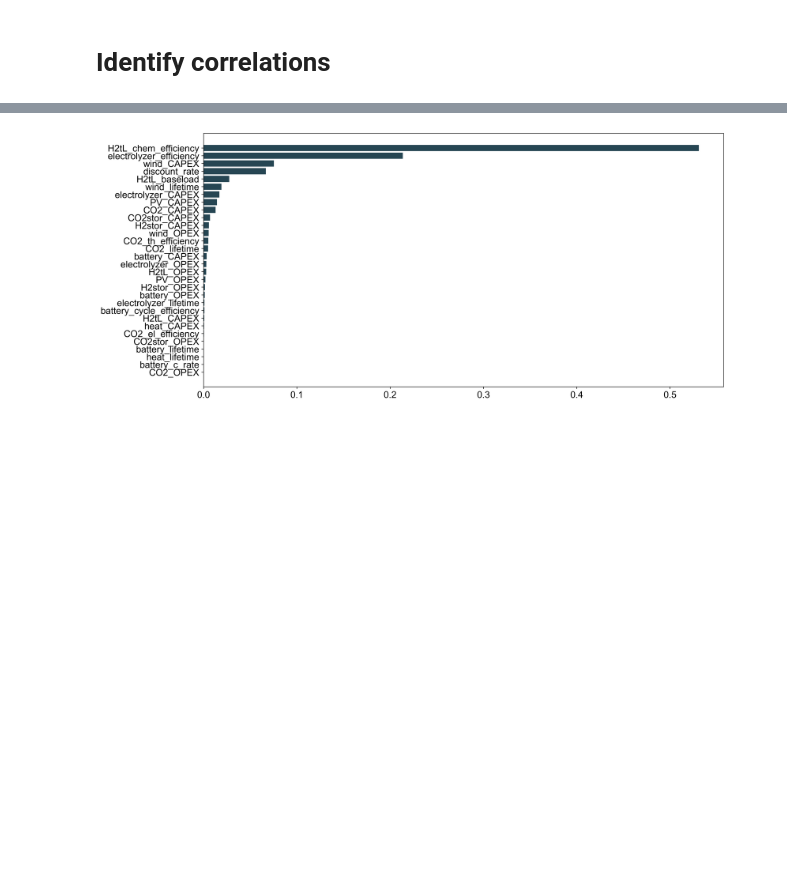
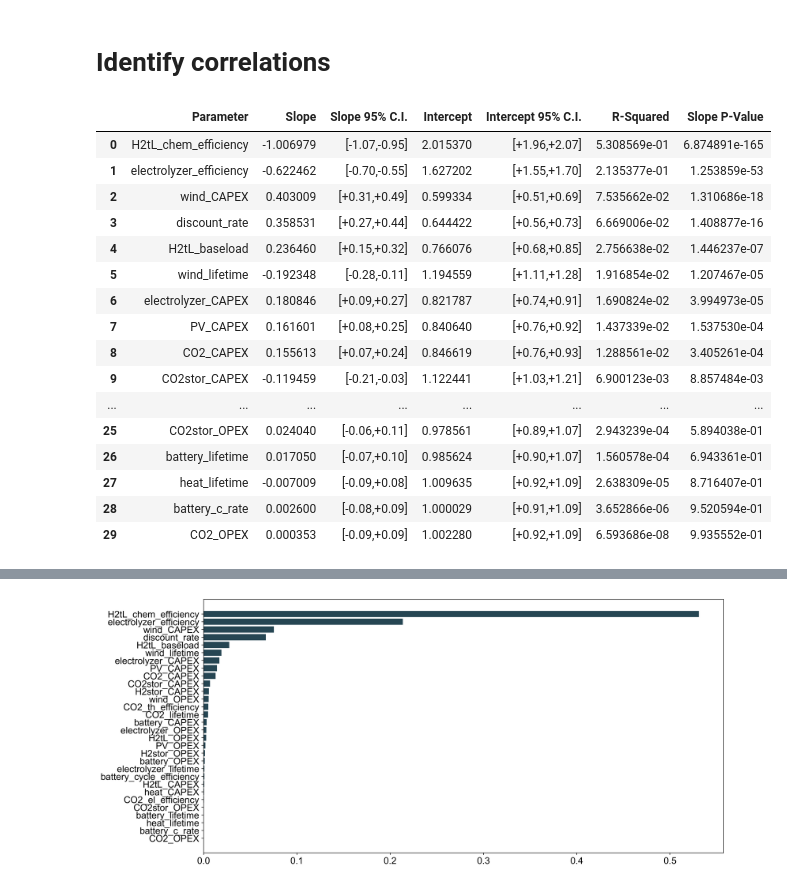
Before and after one commit to kwdseymour/EuroSAFs, a Jupyter notebook: scripts/analysis/sensitivity_analysis.ipynb, the cells around one changed output, grey strips where cells are left out. Saved outputs shown, nothing was run; the diff lists cells and outputs as text; code cells hidden in the pictures; blank space fills up the shorter version.

Commit message:
Calculate OLS slope p-value in sensitivity analysis

```diff
--- a/scripts/analysis/sensitivity_analysis.ipynb
+++ b/scripts/analysis/sensitivity_analysis.ipynb
@@ -131,10 +131,31 @@ for eval_param in eval_params:
         'Slope':results.params[eval_param],
         'Slope 95% C.I.':f'[{round(results.conf_int().loc[eval_param][0],n_digits):+.2f},{round(results.conf_int().loc[eval_param][1],n_digits):+.2f}]',
         'R-Squared':results.rsquared,
+        'Slope P-Value': results.pvalues[eval_param]
 
 #         'rsquared_adj':results.rsquared_adj
     },ignore_index=True)
-ols_reg = ols_reg[['Parameter','Slope','Slope 95% C.I.','Intercept','Intercept 95% C.I.','R-Squared']]
+ols_reg = ols_reg[['Parameter','Slope','Slope 95% C.I.','Intercept','Intercept 95% C.I.','R-Squared', 'Slope P-Value']]
+# %%
+ols_reg.sort_values('R-Squared',ascending=False).reset_index(drop=True)
+# %% [output]
+|  | Parameter | Slope | Slope 95% C.I. | Intercept | Intercept 95% C.I. | R-Squared | Slope P-Value |
+| 0 | H2tL_chem_efficiency | -1.006979 | [-1.07,-0.95] | 2.015370 | [+1.96,+2.07] | 5.308569e-01 | 6.874891e-165 |
+| 1 | electrolyzer_efficiency | -0.622462 | [-0.70,-0.55] | 1.627202 | [+1.55,+1.70] | 2.135377e-01 | 1.253859e-53 |
+| 2 | wind_CAPEX | 0.403009 | [+0.31,+0.49] | 0.599334 | [+0.51,+0.69] | 7.535662e-02 | 1.310686e-18 |
+| 3 | discount_rate | 0.358531 | [+0.27,+0.44] | 0.644422 | [+0.56,+0.73] | 6.669006e-02 | 1.408877e-16 |
+| 4 | H2tL_baseload | 0.236460 | [+0.15,+0.32] | 0.766076 | [+0.68,+0.85] | 2.756638e-02 | 1.446237e-07 |
+| 5 | wind_lifetime | -0.192348 | [-0.28,-0.11] | 1.194559 | [+1.11,+1.28] | 1.916854e-02 | 1.207467e-05 |
+| 6 | electrolyzer_CAPEX | 0.180846 | [+0.09,+0.27] | 0.821787 | [+0.74,+0.91] | 1.690824e-02 | 3.994973e-05 |
+| 7 | PV_CAPEX | 0.161601 | [+0.08,+0.25] | 0.840640 | [+0.76,+0.92] | 1.437339e-02 | 1.537530e-04 |
+| 8 | CO2_CAPEX | 0.155613 | [+0.07,+0.24] | 0.846619 | [+0.76,+0.93] | 1.288561e-02 | 3.405261e-04 |
+| 9 | CO2stor_CAPEX | -0.119459 | [-0.21,-0.03] | 1.122441 | [+1.03,+1.21] | 6.900123e-03 | 8.857484e-03 |
+| ... | ... | ... | ... | ... | ... | ... | ... |
+| 25 | CO2stor_OPEX | 0.024040 | [-0.06,+0.11] | 0.978561 | [+0.89,+1.07] | 2.943239e-04 | 5.894038e-01 |
+| 26 | battery_lifetime | 0.017050 | [-0.07,+0.10] | 0.985624 | [+0.90,+1.07] | 1.560578e-04 | 6.943361e-01 |
+| 27 | heat_lifetime | -0.007009 | [-0.09,+0.08] | 1.009635 | [+0.92,+1.09] | 2.638309e-05 | 8.716407e-01 |
+| 28 | battery_c_rate | 0.002600 | [-0.08,+0.09] | 1.000029 | [+0.91,+1.09] | 3.652866e-06 | 9.520594e-01 |
+| 29 | CO2_OPEX | 0.000353 | [-0.09,+0.09] | 1.002280 | [+0.92,+1.09] | 6.593686e-08 | 9.935552e-01 |
 # %%
 latex_table = ols_reg.sort_values('R-Squared',ascending=False).reset_index(drop=True)
 latex_table['Slope'] = np.round(latex_table['Slope'],3)
```
